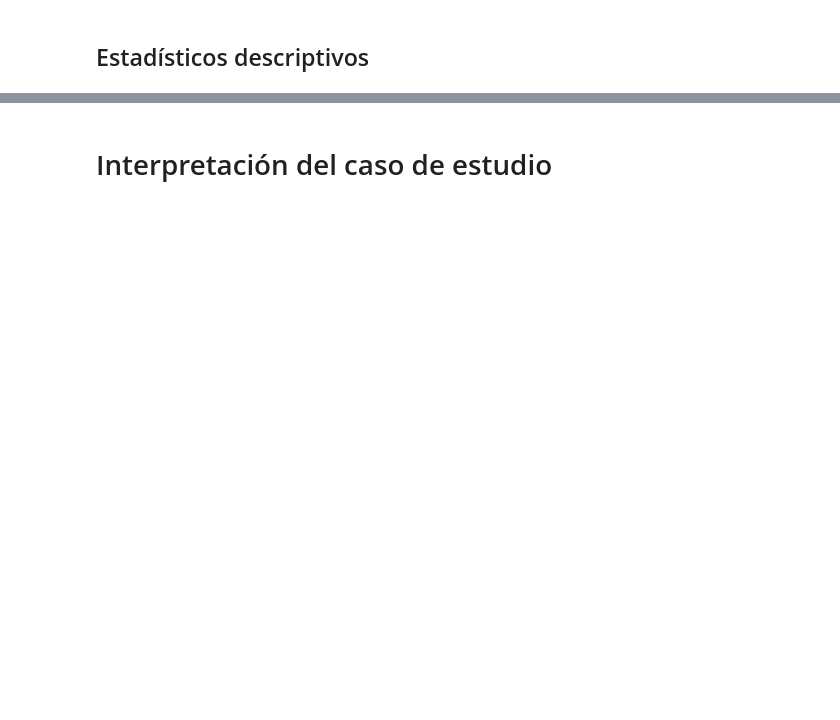
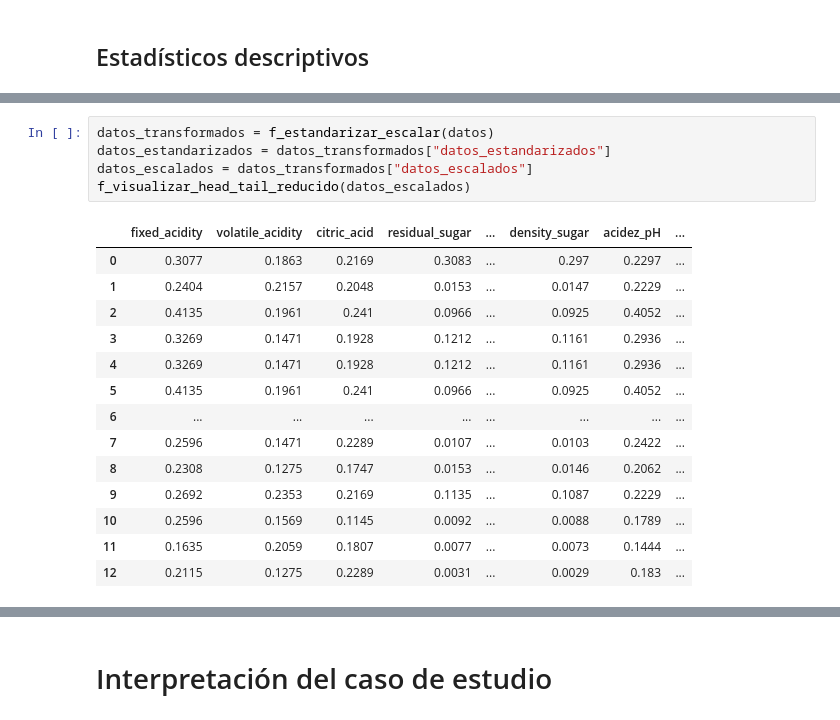
Before and after one commit to rpizarrog/Libro-Aprendizaje-Automatico.-Casos-de-Estudio-con-R-y-Python, a Jupyter notebook: Python NoteBooks/CASO_ESTUDIO_SVR_varios_kernel_calidad_de_vino_y_modelo_de_regresión_mUltiple.ipynb, the cells around one changed output, grey strips where cells are left out. Saved outputs shown, nothing was run; the diff lists cells and outputs as text; blank space fills up the shorter version.

```diff
--- a/Python NoteBooks/CASO_ESTUDIO_SVR_varios_kernel_calidad_de_vino_y_modelo_de_regresión_mUltiple.ipynb
+++ b/Python NoteBooks/CASO_ESTUDIO_SVR_varios_kernel_calidad_de_vino_y_modelo_de_regresión_mUltiple.ipynb
@@ -64,0 +2310,20 @@ Las funciones que permiten la adecuada ejecución de este caso de estudio se pue
+# %%
+datos_transformados = f_estandarizar_escalar(datos)
+datos_estandarizados = datos_transformados["datos_estandarizados"]
+datos_escalados = datos_transformados["datos_escalados"]
+f_visualizar_head_tail_reducido(datos_escalados)
+# %% [output]
+|  | fixed_acidity | volatile_acidity | citric_acid | residual_sugar | ... | density_sugar | acidez_pH | ... |
+| 0 | 0.3077 | 0.1863 | 0.2169 | 0.3083 | ... | 0.297 | 0.2297 | ... |
+| 1 | 0.2404 | 0.2157 | 0.2048 | 0.0153 | ... | 0.0147 | 0.2229 | ... |
+| 2 | 0.4135 | 0.1961 | 0.241 | 0.0966 | ... | 0.0925 | 0.4052 | ... |
+| 3 | 0.3269 | 0.1471 | 0.1928 | 0.1212 | ... | 0.1161 | 0.2936 | ... |
+| 4 | 0.3269 | 0.1471 | 0.1928 | 0.1212 | ... | 0.1161 | 0.2936 | ... |
+| 5 | 0.4135 | 0.1961 | 0.241 | 0.0966 | ... | 0.0925 | 0.4052 | ... |
+| 6 | ... | ... | ... | ... | ... | ... | ... | ... |
+| 7 | 0.2596 | 0.1471 | 0.2289 | 0.0107 | ... | 0.0103 | 0.2422 | ... |
+| 8 | 0.2308 | 0.1275 | 0.1747 | 0.0153 | ... | 0.0146 | 0.2062 | ... |
+| 9 | 0.2692 | 0.2353 | 0.2169 | 0.1135 | ... | 0.1087 | 0.2229 | ... |
+| 10 | 0.2596 | 0.1569 | 0.1145 | 0.0092 | ... | 0.0088 | 0.1789 | ... |
+| 11 | 0.1635 | 0.2059 | 0.1807 | 0.0077 | ... | 0.0073 | 0.1444 | ... |
+| 12 | 0.2115 | 0.1275 | 0.2289 | 0.0031 | ... | 0.0029 | 0.183 | ... |
```
Also changed, not shown: parts of 37 cells of this notebook.
